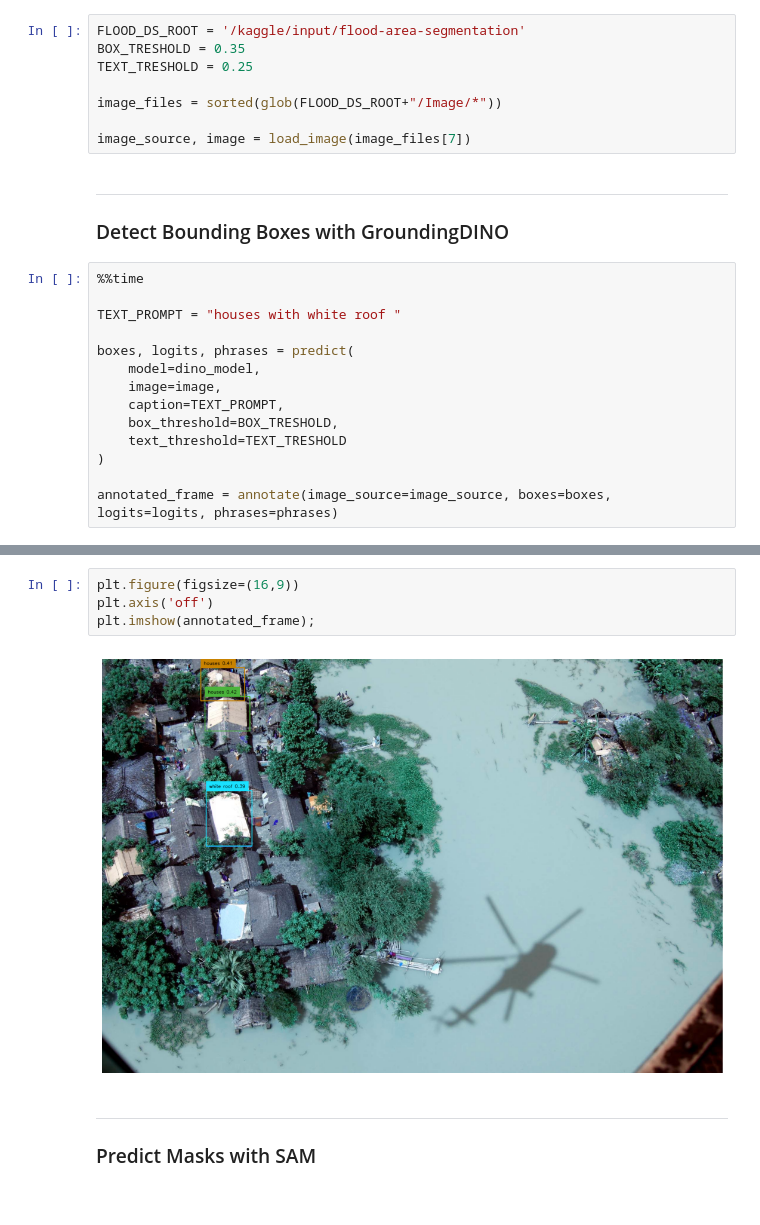
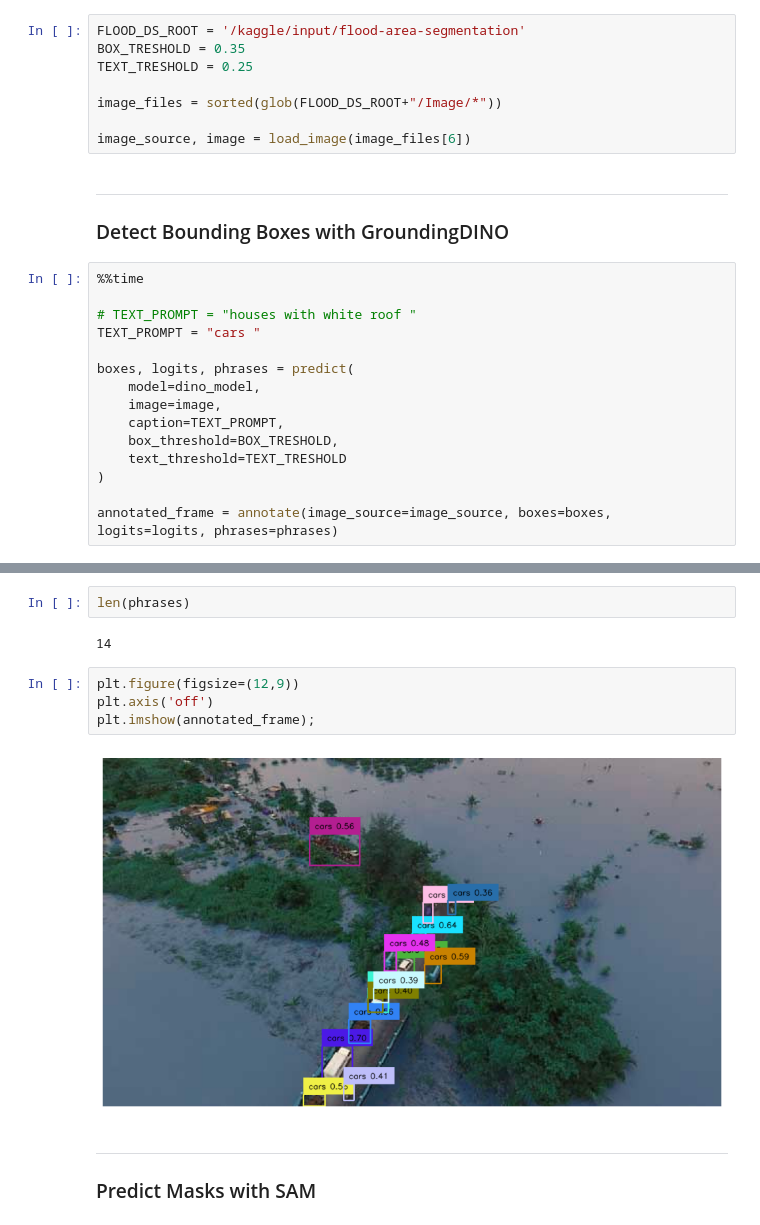
Before and after one commit to tkra90/this-is-cvision, a Jupyter notebook: notebooks/03-sam-plus-grounding-dino.ipynb, the cells around one changed output, grey strips where cells are left out. Saved outputs shown, nothing was run; the diff lists cells and outputs as text.

Commit message:
GDino + SAM predict and plot

```diff
--- a/notebooks/03-sam-plus-grounding-dino.ipynb
+++ b/notebooks/03-sam-plus-grounding-dino.ipynb
@@ -72,14 +76,15 @@ TEXT_TRESHOLD = 0.25
 
 image_files = sorted(glob(FLOOD_DS_ROOT+"/Image/*"))
 
-image_source, image = load_image(image_files[7])
+image_source, image = load_image(image_files[6])
 # %% [markdown]
 ***
 ### Detect Bounding Boxes with GroundingDINO
 # %%
 %%time
 
-TEXT_PROMPT = "houses with white roof "
+# TEXT_PROMPT = "houses with white roof "
+TEXT_PROMPT = "cars "
 
 boxes, logits, phrases = predict(
     model=dino_model,
@@ -96,9 +101,13 @@ Wall time: 231 ms
+# %%
+len(phrases)
+# %% [output]
+14
 # %%
-plt.figure(figsize=(16,9))
+plt.figure(figsize=(12,9))
 plt.axis('off')
 plt.imshow(annotated_frame);
 # %% [output]
-[figure, old version]
+[figure, new version]
 # %% [markdown]
 ***
 ### Predict Masks with SAM
```
Also changed, not shown: parts of 13 cells of this notebook, 1 other file.
